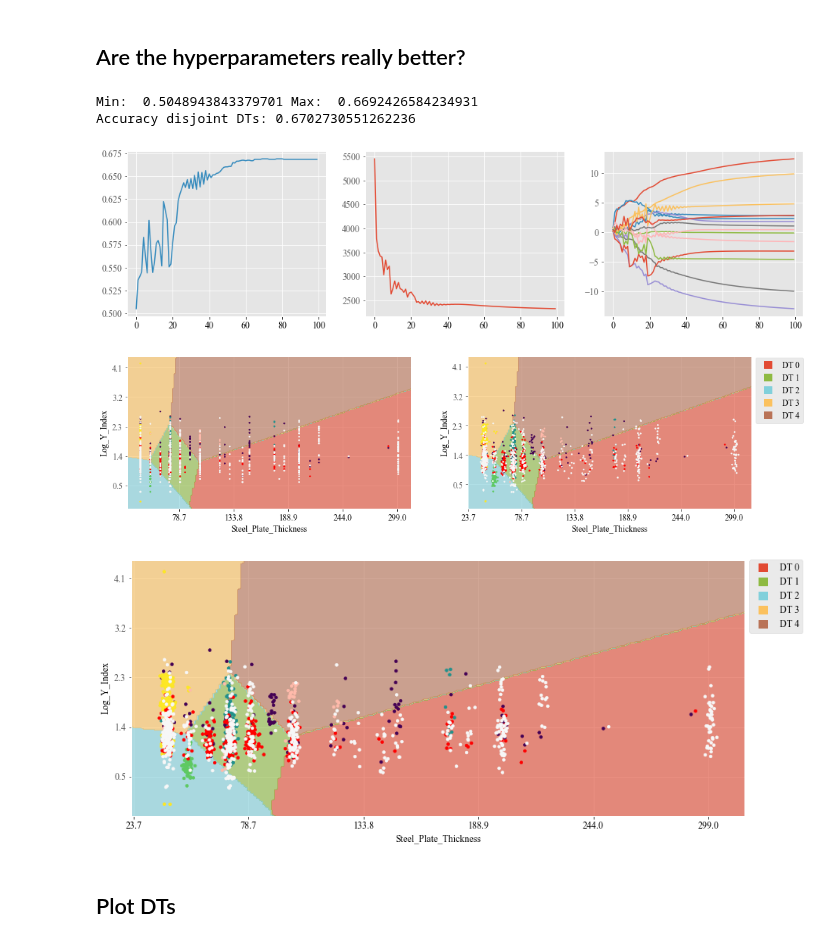
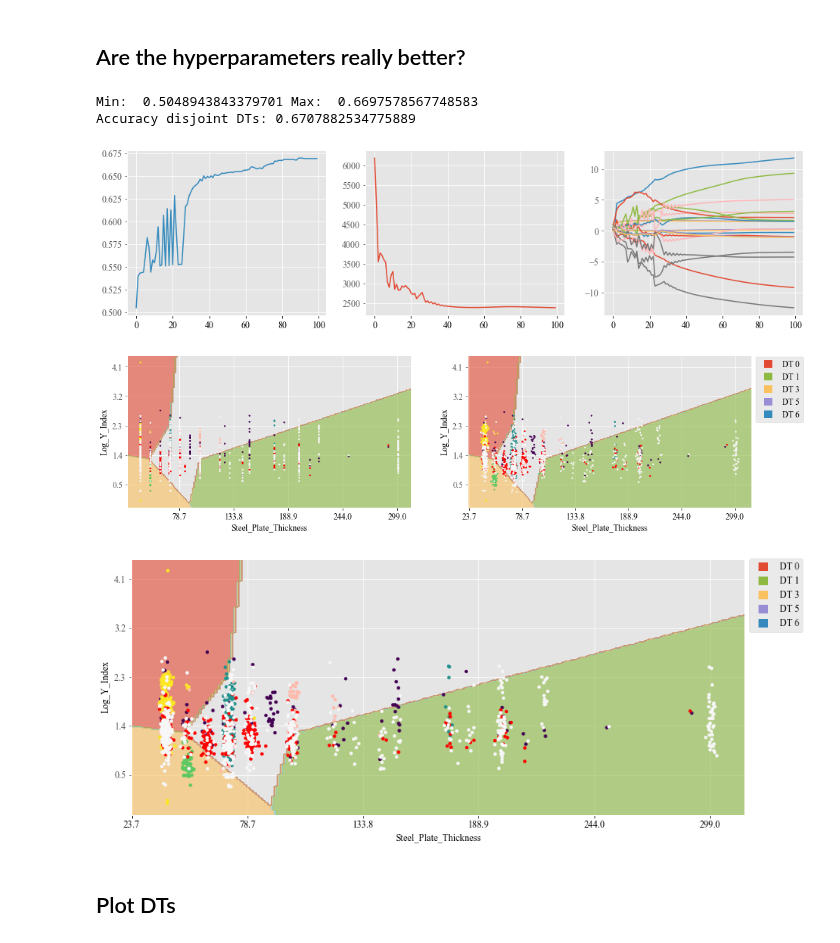
Before and after one commit to simsal0r/mixture-of-decision-trees, a Jupyter notebook: plotting/case_study_steel_d1.ipynb, the cells around one changed output. Cells and saved outputs as stored; diff of their text form; code cells hidden in the pictures.

```diff
--- a/plotting/case_study_steel_d1.ipynb
+++ b/plotting/case_study_steel_d1.ipynb
@@ -188,19 +188,19 @@ print(list(parameters.items())[2:])
 # %% [markdown]
 ## Are the hyperparameters really better?
 # %%
-parameters["n_experts"] = 5
+parameters["n_experts"] = 7
 modt = MoDT(**parameters)
 modt.fit(**parameters_fit)
 #parameters["use_2_dim_gate_based_on"] = "feature_importance_lr"
 
 fig = plt.gcf()
 fig.set_size_inches(16, 4)
 plot_training(modt)
 print("Accuracy disjoint DTs:", modt.score_internal_disjoint())
 # %% [output]
-Min:  0.5048943843379701 Max:  0.6692426584234931
-Accuracy disjoint DTs: 0.6702730551262236
+Min:  0.5048943843379701 Max:  0.6697578567748583
+Accuracy disjoint DTs: 0.6707882534775889
-[figure, old version]
+[figure, new version]
 # %%
 fig = plt.gcf()
 fig.set_size_inches(16, 4)
@@ -209,13 +209,13 @@ plot_gating(modt,iteration=modt.best_iteration,title=False,axis_digits=True,inve
 plt.subplot(1, 2, 2)
 plot_gating(modt,iteration=modt.best_iteration,title=False,axis_digits=True,inverse_transform_standardization=True,jitter=True,legend=True)
 # %% [output]
-[figure, old version]
+[figure, new version]
 # %%
 fig = plt.gcf()
 fig.set_size_inches(14, 6)
 plot_gating(modt,iteration=modt.best_iteration,title=False,axis_digits=True,inverse_transform_standardization=True,point_size=15,jitter=True,legend=True)
 # %% [output]
-[figure, old version]
+[figure, new version]
 # %% [markdown]
 ## Plot DTs
 # %%
```
Also changed, not shown: parts of 3 cells of this notebook, 3 other files.
